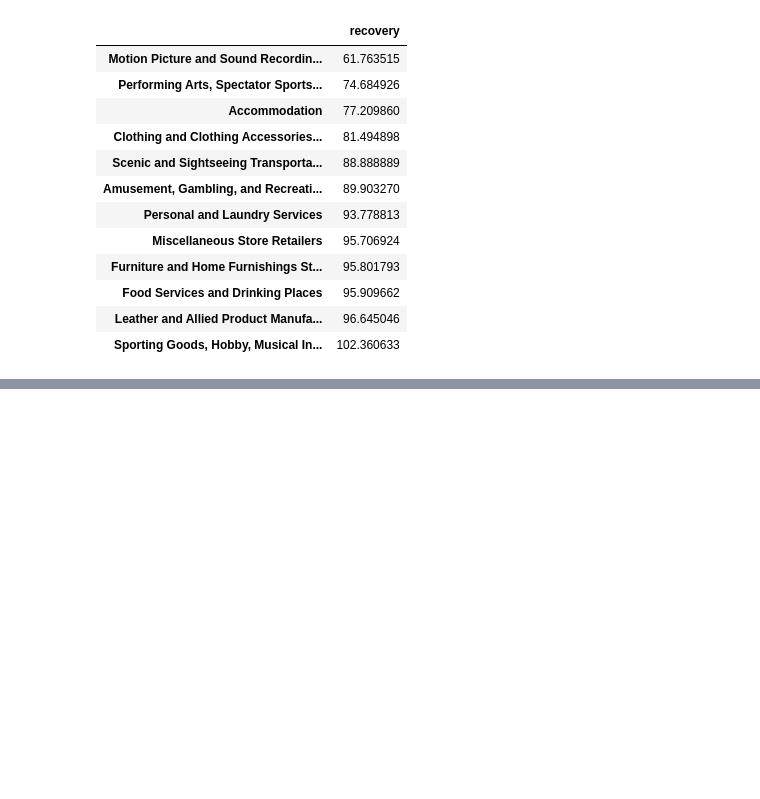
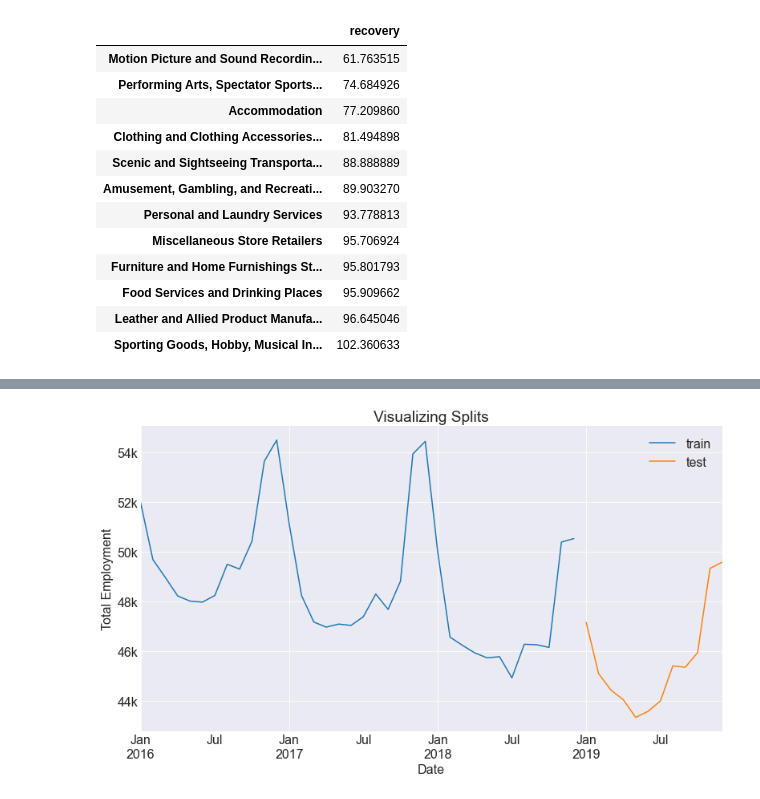
Before and after one commit to capstone-job-market-analysis/job-market-analysis, a Jupyter notebook: adam_scratch_forecasting.ipynb, the cells around one changed output, grey strips where cells are left out. Cells and saved outputs as stored; diff of their text form; code cells hidden in the pictures; blank space fills up the shorter version.

```diff
--- a/adam_scratch_forecasting.ipynb
+++ b/adam_scratch_forecasting.ipynb
@@ -206,0 +209,19 @@ create_char_df(forecast_ind_dict).sort_values(by='recovery')
+# %%
+train = s_sporting['2016' : '2018']
+# validate = s_sporting['2018']
+test = s_sporting['2019']
+# %%
+# create a function to visualize splits
+def viz_splits(train, validate, test):
+    ax = train.plot(label='train')
+    # validate.plot(ax=ax, label='validate')
+    test.plot(ax=ax, label='test')
+    plt.legend()
+    plt.title('Visualizing Splits')
+    plt.ylabel('Total Employment')
+    ax.yaxis.set_major_formatter(lambda x, pos: '{:.0f}k'.format(x / 1_000))
+    plt.show();
+# %%
+viz_splits(train, validate, test)
+# %% [output]
+[figure, added]
```
Also changed, not shown: parts of 26 cells of this notebook.
